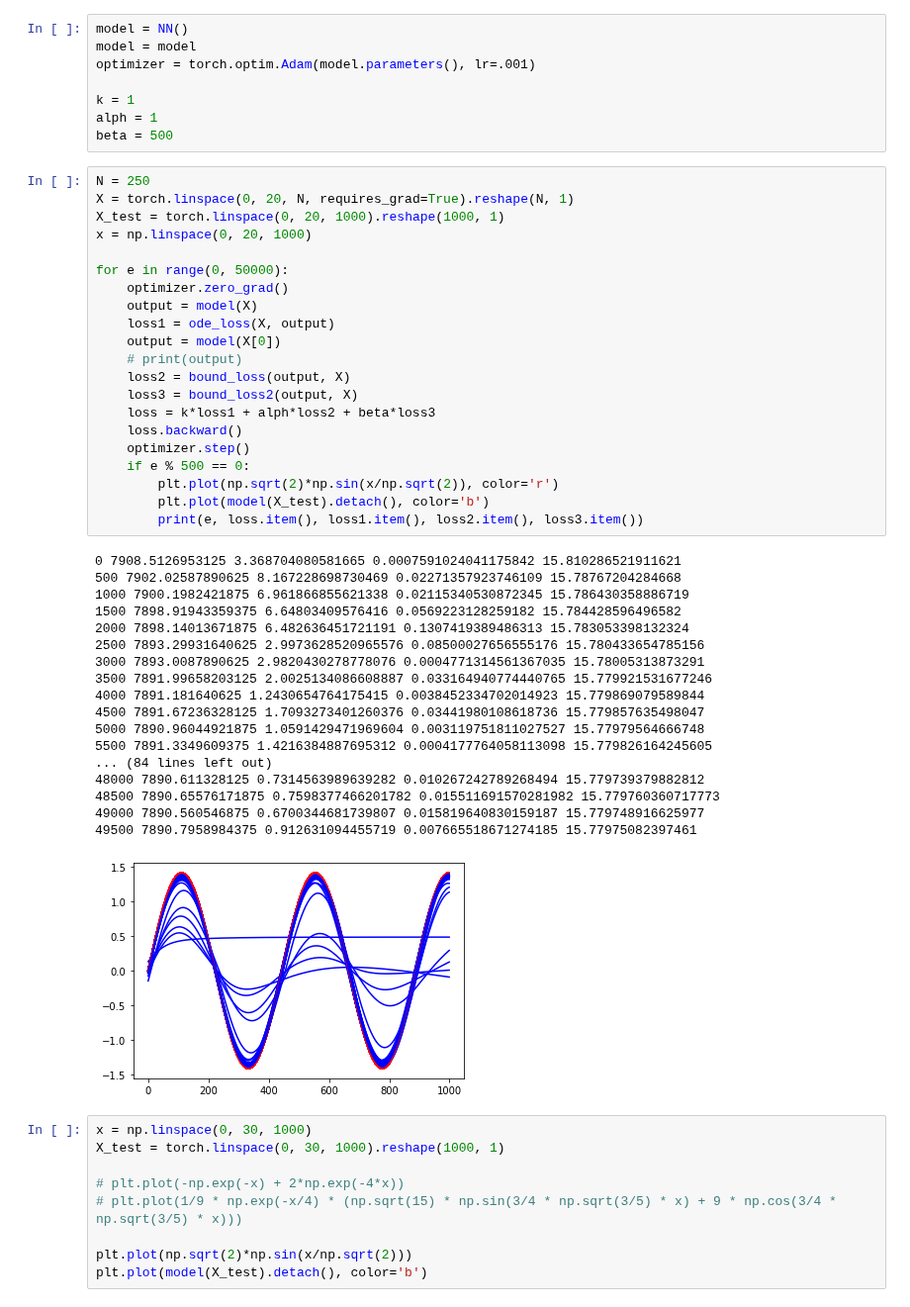
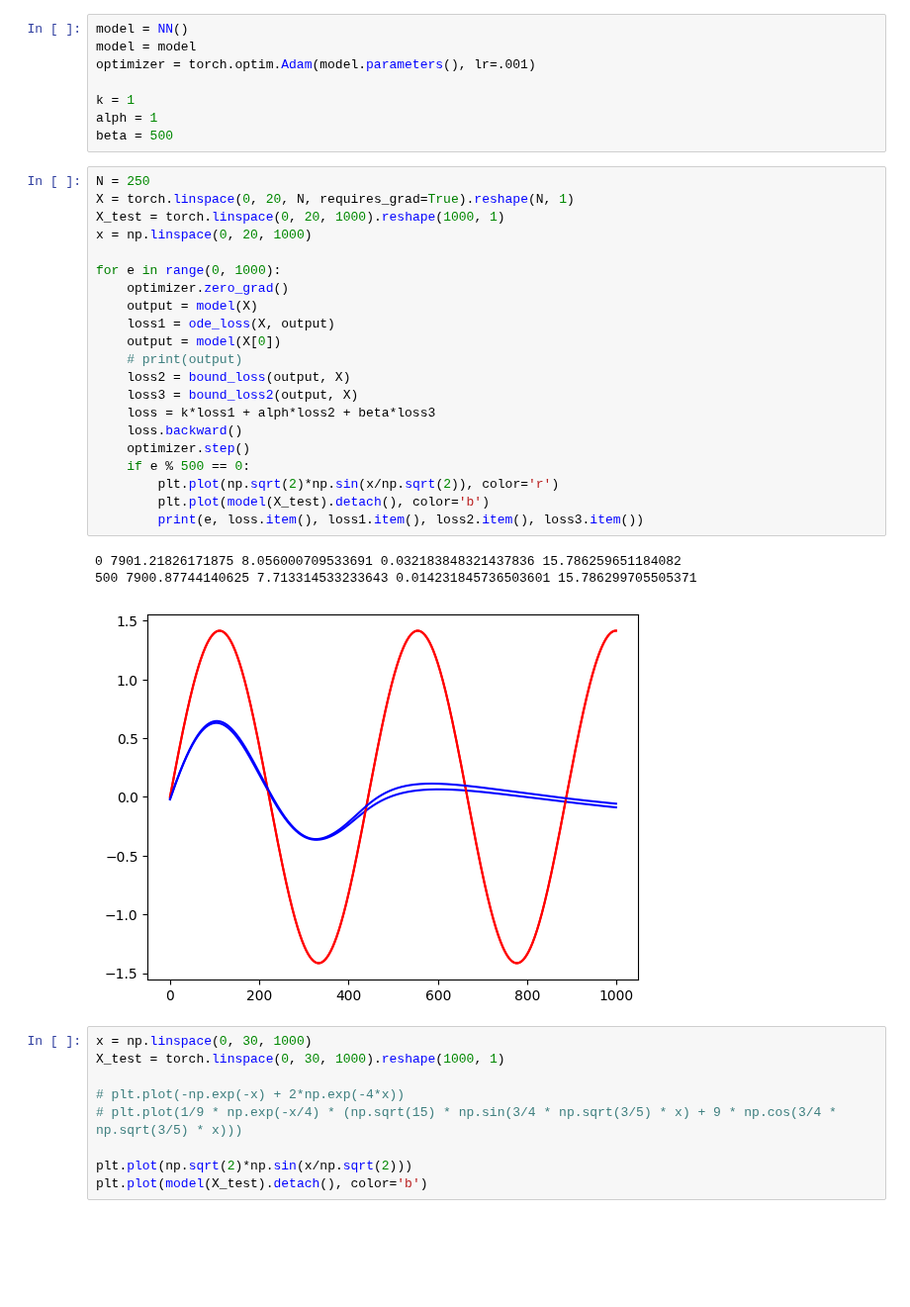
Before and after one commit to siddha20/CSCI4962, a Jupyter notebook: Project/project.ipynb, the cells around one changed output. Shown at 99% size. Cells and saved outputs as stored; diff of their text form; blank space fills up the shorter version.

```diff
--- a/Project/project.ipynb
+++ b/Project/project.ipynb
@@ -65,43 +64,28 @@ beta = 500
 # %%
 N = 250
 X = torch.linspace(0, 20, N, requires_grad=True).reshape(N, 1)
 X_test = torch.linspace(0, 20, 1000).reshape(1000, 1)
 x = np.linspace(0, 20, 1000)
 
-for e in range(0, 50000):
+for e in range(0, 1000):
     optimizer.zero_grad()
     output = model(X)
     loss1 = ode_loss(X, output)
     output = model(X[0])
     # print(output)
     loss2 = bound_loss(output, X)
     loss3 = bound_loss2(output, X)
     loss = k*loss1 + alph*loss2 + beta*loss3
     loss.backward()
     optimizer.step()
     if e % 500 == 0:
         plt.plot(np.sqrt(2)*np.sin(x/np.sqrt(2)), color='r')
         plt.plot(model(X_test).detach(), color='b')
         print(e, loss.item(), loss1.item(), loss2.item(), loss3.item())
 # %% [output]
-0 7908.5126953125 3.368704080581665 0.0007591024041175842 15.810286521911621
-500 7902.02587890625 8.167228698730469 0.02271357923746109 15.78767204284668
-1000 7900.1982421875 6.961866855621338 0.02115340530872345 15.786430358886719
-1500 7898.91943359375 6.64803409576416 0.0569223128259182 15.784428596496582
-2000 7898.14013671875 6.482636451721191 0.1307419389486313 15.783053398132324
-2500 7893.29931640625 2.9973628520965576 0.08500027656555176 15.780433654785156
-3000 7893.0087890625 2.9820430278778076 0.0004771314561367035 15.78005313873291
-3500 7891.99658203125 2.0025134086608887 0.033164940774440765 15.779921531677246
-4000 7891.181640625 1.2430654764175415 0.0038452334702014923 15.779869079589844
-4500 7891.67236328125 1.7093273401260376 0.03441980108618736 15.779857635498047
-5000 7890.96044921875 1.0591429471969604 0.003119751811027527 15.77979564666748
-5500 7891.3349609375 1.4216384887695312 0.0004177764058113098 15.779826164245605
-... (84 lines left out)
-48000 7890.611328125 0.7314563989639282 0.010267242789268494 15.779739379882812
-48500 7890.65576171875 0.7598377466201782 0.015511691570281982 15.779760360717773
-49000 7890.560546875 0.6700344681739807 0.015819640830159187 15.779748916625977
-49500 7890.7958984375 0.912631094455719 0.007665518671274185 15.77975082397461
+0 7901.21826171875 8.056000709533691 0.032183848321437836 15.786259651184082
+500 7900.87744140625 7.713314533233643 0.014231845736503601 15.786299705505371
-[figure, old version]
+[figure, new version]
 # %%
 x = np.linspace(0, 30, 1000)
 X_test = torch.linspace(0, 30, 1000).reshape(1000, 1)
```
Also changed, not shown: parts of 1 cell of this notebook, 1 other file.
